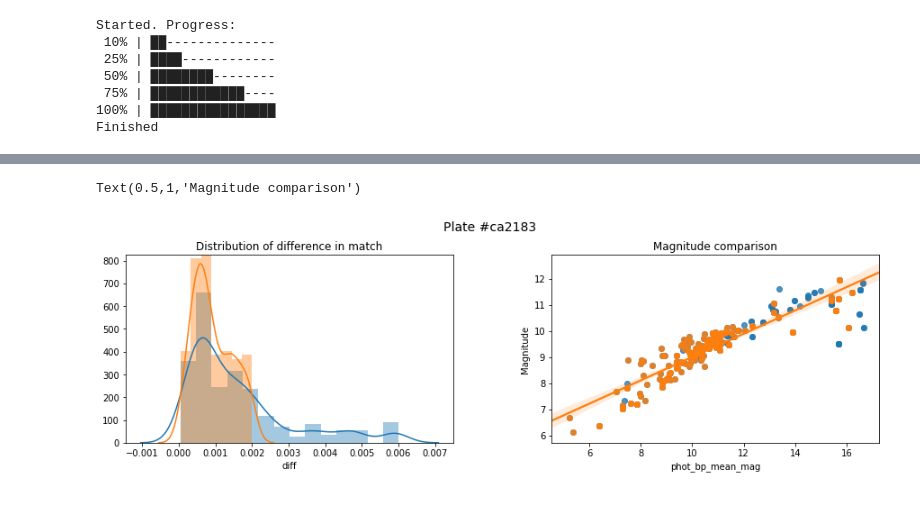
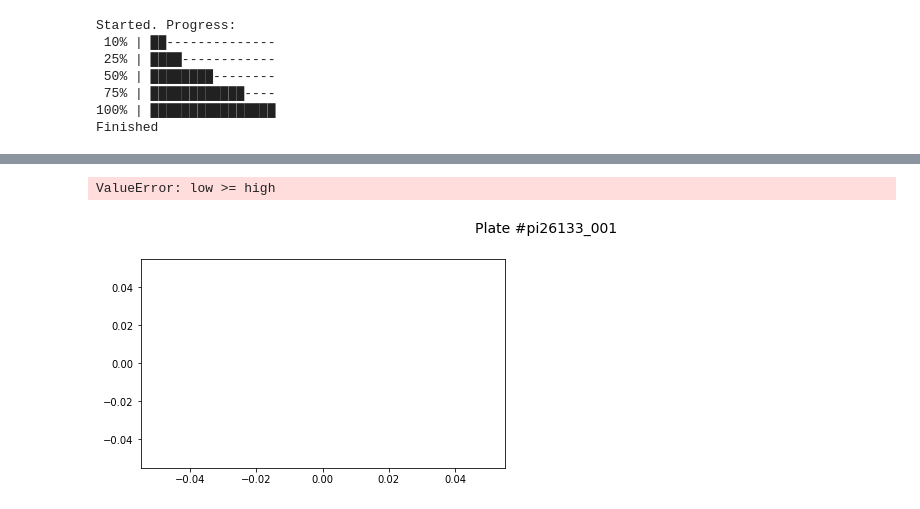
Before and after one commit to oliang2000/yerkes-plate-digitization, a Jupyter notebook: APT.ipynb, the cells around one changed output, grey strips where cells are left out. Drawn from its saved outputs; the diff is of its cells as text; code cells hidden in the pictures.

Commit message:
But really good test data
Failed to create pmra/dec graphs

```diff
--- a/APT.ipynb
+++ b/APT.ipynb
@@ -18,6 +18,6 @@ Created TAP+ (v1.0.1) - Connection:
 
 job = Gaia.launch_job_async("SELECT ALL gaia_source.source_id,gaia_source.ra,gaia_source.dec,\
 gaia_source.pmra,gaia_source.pmdec,gaia_source.phot_bp_mean_mag FROM gaiadr2.gaia_source WHERE CONTAINS\
-(POINT('ICRS',gaiadr2.gaia_source.ra,gaiadr2.gaia_source.dec),CIRCLE('ICRS',65.468,25.612,3))=1  AND  \
-(gaiadr2.gaia_source.phot_bp_mean_mag<=17)")
+(POINT('ICRS',gaiadr2.gaia_source.ra,gaiadr2.gaia_source.dec),CIRCLE('ICRS',229.226,7.002,0.3))=1")
+                           # AND  \(gaiadr2.gaia_source.phot_bp_mean_mag<=20)")
 # %% [output]
@@ -36,7 +36,7 @@ r = job.get_results() #print(r['ra','dec'])
 df_gaia = r.to_pandas()
 # %%
 #read apt datatable
-filename = "CA397F33k300003.csv"
+filename = "pi26133_001.csv"
 df_apt_ = pd.read_csv(filename)
 df_apt = df_apt_[['CentroidRA', 'CentroidDec','Magnitude', 'MagUncertainty']]
 # %% [markdown]
@@ -55,7 +55,7 @@ maxdiff = 0.0050 #degree
 m = 0
 df_gaia = df_gaia.sort_values('ra').reset_index(drop=True)
 df_temp = pd.DataFrame(columns=['ra','dec','phot_bp_mean_mag'])
-df = pd.DataFrame(columns=['ra','dec','phot_bp_mean_mag','CentroidRA','CentroidDec','Magnitude','diff'])
+df = pd.DataFrame(columns=['ra','dec','phot_bp_mean_mag','CentroidRA','CentroidDec','Magnitude','diff','pmra','pmdec'])
 
 while m < len(df_apt):
     n = 0
@@ -66,7 +66,8 @@ while m < len(df_apt):
         elif df_apt['CentroidRA'][m] - maxdiff <= df_gaia['ra'][n] <= df_apt['CentroidRA'][m] + maxdiff :
             if df_apt['CentroidDec'][m] - maxdiff <= df_gaia['dec'][n] <= df_apt['CentroidDec'][m] + maxdiff :
                 df_temp = df_temp.append({'ra': df_gaia['ra'][n], 'dec': df_gaia['dec'][n], \
-                                          'phot_bp_mean_mag': df_gaia['phot_bp_mean_mag'][n],\
+                                          'phot_bp_mean_mag': df_gaia['phot_bp_mean_mag'][n], \
+                                          'pmra': df_gaia['pmra'][n],\
                                           'diff':  math.sqrt((df_gaia['ra'][n]-df_apt['CentroidRA'][m])**2+\
                                                              (df_gaia['dec'][n]-df_apt['CentroidDec'][m])**2)},\
                                          ignore_index=True)
@@ -113,6 +114,7 @@ Text(0.5,1,'Distribution of difference in match')
 #new vars
 df['Δra'] = df.apply(lambda row: row.ra - row.CentroidRA, axis = 1)
 df['Δdec'] = df.apply(lambda row: row.dec - row.CentroidDec, axis = 1)
+df['Δmag'] = df.apply(lambda row: row.Magnitude - row.phot_bp_mean_mag, axis = 1)
 
 #subset
-df_filtered = df.query('diff<0.002')
+df_filtered = df.query('diff<0.001')
@@ -119,15 +141,15 @@ df_filtered = df.query('diff<0.002')
 # %%
 fig = plt.figure(figsize=(15,4))
-title = fig.suptitle("Plate #ca2183", fontsize=14)
+title = fig.suptitle("Plate #pi26133_001", fontsize=14)
 fig.subplots_adjust(top=0.85, wspace=0.3)
 
 ax1 = fig.add_subplot(1,2,1)
-sns.distplot(df['diff']).set_title('Distribution of difference in match')
-sns.distplot(df_filtered['diff'])
+sns.regplot('pmra','Δra',data=df).set_title('pmra vs. Δra')
+sns.regplot('pmra','Δra',data=df_filtered).set_title('pmra vs. Δra')
 
 ax2 = fig.add_subplot(1,2,2)
-sns.regplot('phot_bp_mean_mag','Magnitude',data=df, fit_reg = False).set_title('Magnitude comparison')
-sns.regplot('phot_bp_mean_mag','Magnitude',data=df_filtered).set_title('Magnitude comparison')
+sns.regplot('pmdec','Δdec',data=df).set_title('pmdec vs. Δdec')
+sns.regplot('pmdec','Δdec',data=df_filtered).set_title('pmdec vs. Δdec')
 # %% [output]
-Text(0.5,1,'Magnitude comparison')
+ValueError: low >= high
-[figure, old version]
+[figure, new version]
```
Also changed, not shown: parts of 7 cells of this notebook.
